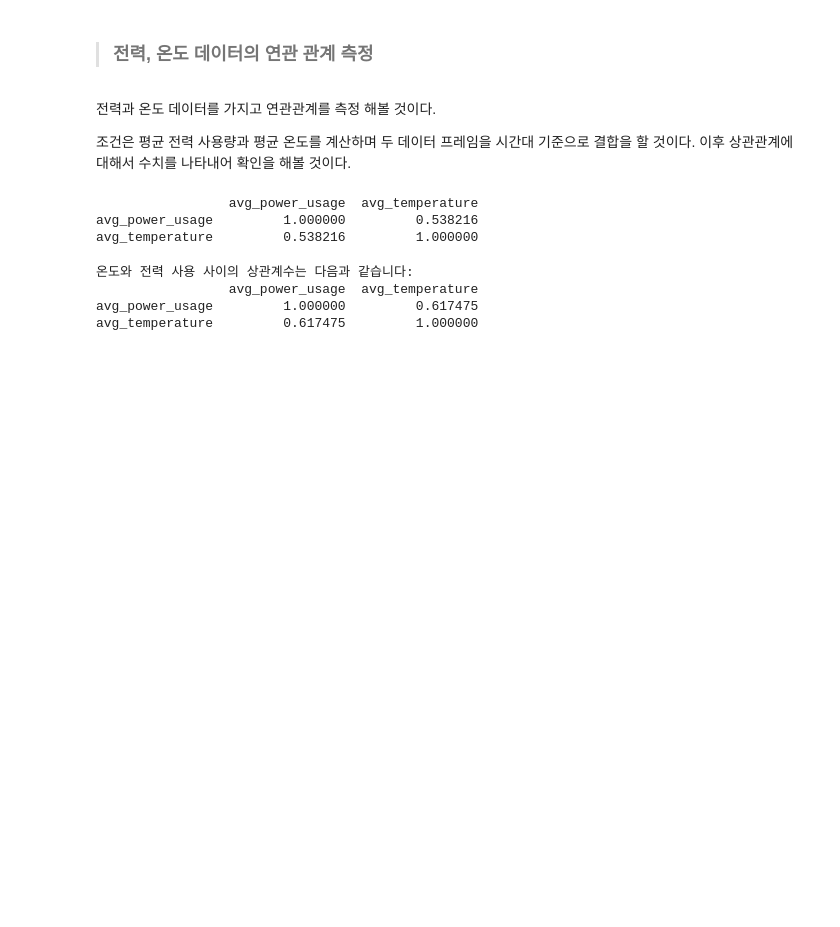
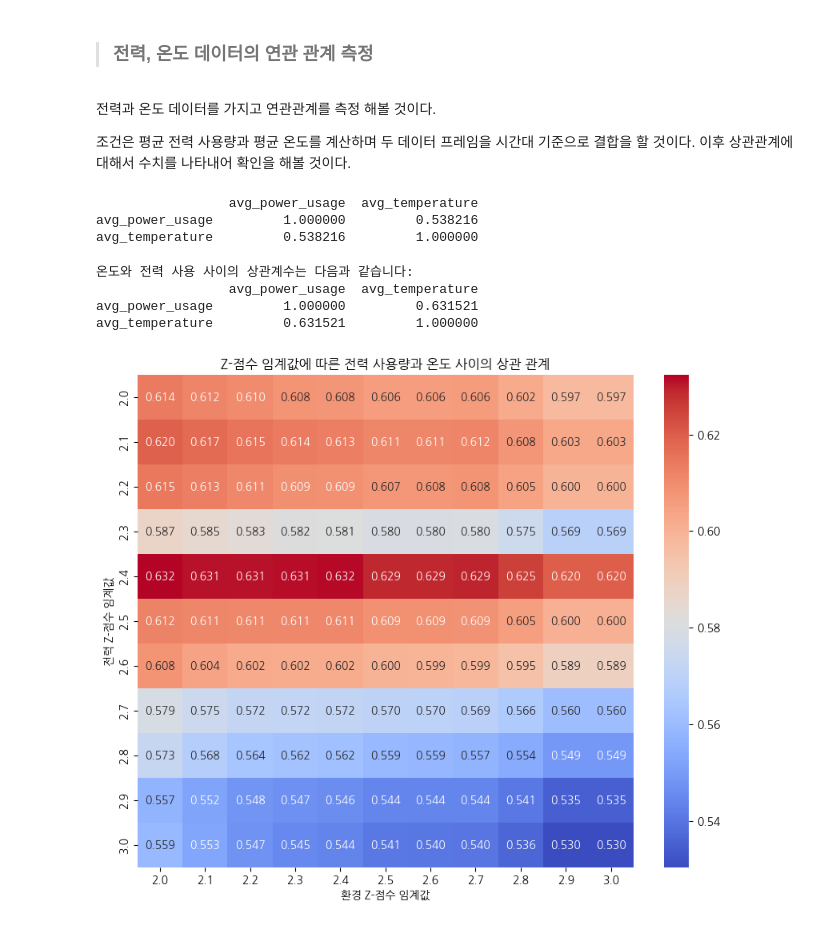
Before and after one commit to Maru375/smoothing_ml, a Jupyter notebook: 데이터 처리 및 CSV변환.ipynb, the cells around one changed output. Saved outputs shown, nothing was run; the diff lists cells and outputs as text; code cells hidden in the pictures; blank space fills up the shorter version.

```diff
--- a/데이터 처리 및 CSV변환.ipynb
+++ b/데이터 처리 및 CSV변환.ipynb
@@ -18,6 +18,11 @@ import pandas as pd
 import glob
 from influxdb_client import InfluxDBClient
 from datetime import datetime, timedelta
+import matplotlib as mpl
+
+# 한글 폰트 설정
+mpl.rcParams['font.family'] = 'NanumGothic'
+mpl.rcParams['axes.unicode_minus'] = False
 # %% [markdown]
 ### Influx DB 접속 정보 및 장치 위치 맵핑 정보
 # %%
@@ -276,22 +281,21 @@ avg_power_usage         1.000000         0.538216
 avg_temperature         0.538216         1.000000
 # %%
 import pandas as pd
-from scipy.stats import zscore
 
 # 전력 사용 데이터와 환경 센서 데이터 로드하기.
 environmentalsensors_df = pd.read_csv('cleaned_data/environmentalsensors/environmentalsensors_stats_cleaned.csv')
 powermetrics_df = pd.read_csv('cleaned_data/powermetrics/powermetrics_stats_cleaned.csv')
 
 # 이상치 제거 함수 (z-score 사용)
-def remove_outliers_by_zscore(df, column_name, z_thresh=2.1):
+def remove_outliers_by_zscore(df, column_name, z_thresh):
     # 열의 z-score 계산
     df['z_score'] = zscore(df[column_name])
     # z-score가 임계값 이내인 데이터만 필터링
     return df[df['z_score'].abs() <= z_thresh].drop(columns=['z_score'])
 
 # 각 데이터 세트에 z-score 이상치 제거 적용
-powermetrics_df = remove_outliers_by_zscore(powermetrics_df, 'value')
-environmentalsensors_df = remove_outliers_by_zscore(environmentalsensors_df, 'value')
+powermetrics_df = remove_outliers_by_zscore(powermetrics_df, 'value', 2.4)
+environmentalsensors_df = remove_outliers_by_zscore(environmentalsensors_df, 'value', 2.4)
 
 # 시간 기간별로 그룹화하고 각 시간 기간에 대한 평균 전력 사용량 계산
 power_avg = powermetrics_df.groupby('time').value.mean().reset_index(name='avg_power_usage')
@@ -311,5 +315,60 @@ print(correlation)
 # %% [output]
 온도와 전력 사용 사이의 상관계수는 다음과 같습니다:
                  avg_power_usage  avg_temperature
-avg_power_usage         1.000000         0.617475
-avg_temperature         0.617475         1.000000
+avg_power_usage         1.000000         0.631521
+avg_temperature         0.631521         1.000000
+# %%
+import pandas as pd
+import numpy as np
+from scipy.stats import zscore
+import seaborn as sns
+import matplotlib.pyplot as plt
+
+# 데이터 로드
+environmentalsensors_df = pd.read_csv('cleaned_data/environmentalsensors/environmentalsensors_stats_cleaned.csv')
+powermetrics_df = pd.read_csv('cleaned_data/powermetrics/powermetrics_stats_cleaned.csv')
+
+# 이상치 제거 함수 (z-점수 사용)
+def remove_outliers_by_zscore(df, column_name, z_thresh):
+    df['z_score'] = zscore(df[column_name])
+    return df[np.abs(df['z_score']) <= z_thresh].drop(columns=['z_score'])
+
+# 각 데이터 세트에 대한 Z-점수 임계값 범위 지정
+z_thresh_range_power = np.linspace(2.0, 3.0, 11)
+z_thresh_range_env = np.linspace(2.0, 3.0, 11)
+
+# 상관관계를 저장할 딕셔너리
+correlation_results = {}
+
+# 모든 조합의 z-점수 임계값에 대해 반복
+for z_power in z_thresh_range_power:
+    for z_env in z_thresh_range_env:
+        # 이상치 제거
+        temp_filtered_df = remove_outliers_by_zscore(environmentalsensors_df, 'value', z_env)
+        power_filtered_df = remove_outliers_by_zscore(powermetrics_df, 'value', z_power)
+
+        # 시간별 그룹으로 평균값 계산
+        temp_avg = temp_filtered_df.groupby('time').value.mean().reset_index(name='avg_temperature')
+        power_avg = power_filtered_df.groupby('time').value.mean().reset_index(name='avg_power_usage')
+
+        # 데이터 프레임을 시간 기준으로 결합
+        combined_data = pd.merge(temp_avg, power_avg, on='time')
+
+        # 상관관계 계산
+        correlation = combined_data[['avg_temperature', 'avg_power_usage']].corr().iloc[0, 1]
+        correlation_results[(z_power, z_env)] = correlation
+
+# 히트맵 데이터를 배열로 변환
+correlation_matrix = np.array([[correlation_results[(z_power, z_env)] for z_env in z_thresh_range_env] for z_power in z_thresh_range_power])
+
+# 히트맵 생성
+plt.figure(figsize=(10, 8))
+sns.heatmap(correlation_matrix, annot=True, cmap='coolwarm', fmt=".3f",
+            xticklabels=np.round(z_thresh_range_env, 1),
+            yticklabels=np.round(z_thresh_range_power, 1))
+plt.title('Z-점수 임계값에 따른 전력 사용량과 온도 사이의 상관 관계')
+plt.xlabel('환경 Z-점수 임계값')
+plt.ylabel('전력 Z-점수 임계값')
+plt.show()
+# %% [output]
+[figure, added]
```
Also changed, not shown: parts of 1 cell of this notebook, 1 other file.
